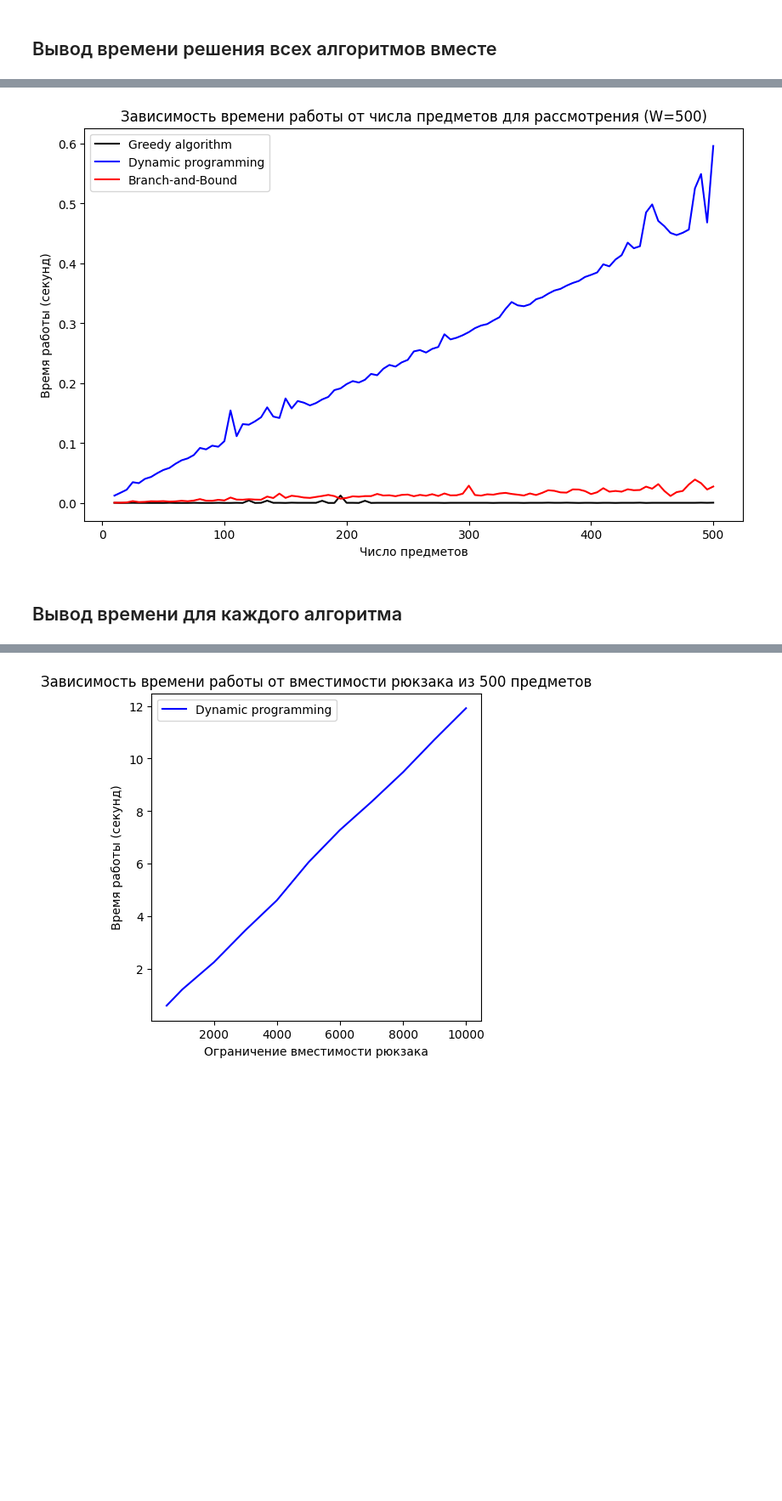
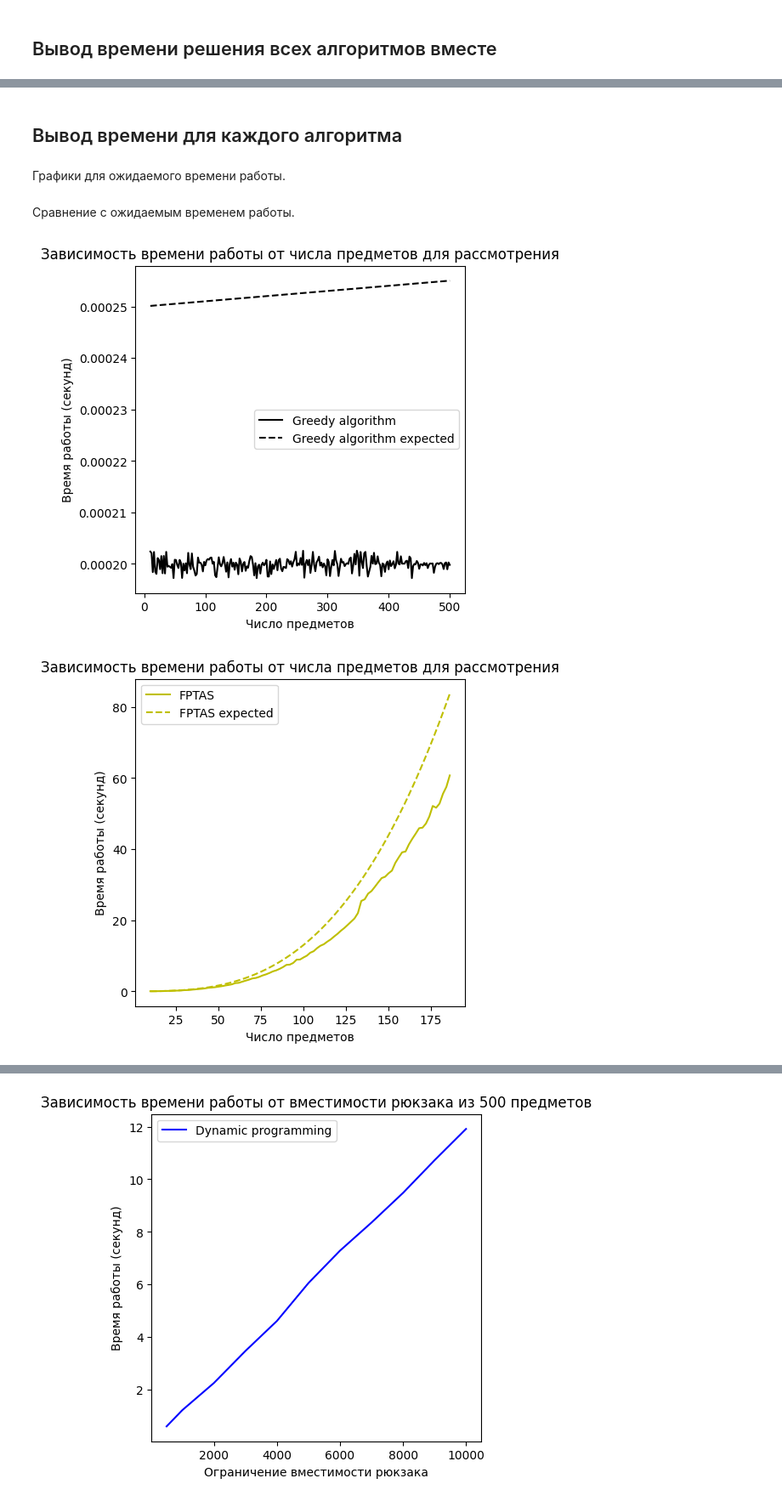
Before and after one commit to DenisKabanov/course_work_2024, a Jupyter notebook: task.ipynb, the cells around one changed output, grey strips where cells are left out. Shown at 85% size. Saved outputs shown, nothing was run; the diff lists cells and outputs as text; code cells hidden in the pictures; blank space fills up the shorter version.

```diff
--- a/task.ipynb
+++ b/task.ipynb
@@ -545,22 +737,44 @@ plt.show() # показ фигуры
-# %%
-plt.figure(figsize=(10,6)) # задание размера фигуры
-
-algs = ["Greedy algorithm", "Dynamic programming", "Branch-and-Bound"] # список названия алгоритмов для проверки
-w = W[0] # рассматриваемая вместимость рюкзака (500)
-for alg in algs: # идём по названиям рассматриваемых алгоритмов
-    average_times = [] # список под среднее время алгоритма
-    for n in N: # идём по числу предметов для рюкзака
-        if alg in average_time[n][w].keys(): # если алгоритм справился с рассматриваемыми данными
-            average_times.append(average_time[n][w][alg]) # добавляем среднее время при числе переменных n для алгоритма alg в общий список
-    # average_times = np.log10(average_times).tolist() # приводи время к логарифмической шкале
-    plt.plot(N[:len(average_times)], average_times, color=COLORS[alg], label=alg) # строим график
-
-plt.title(f"Зависимость времени работы от числа предметов для рассмотрения (W={w})") # название фигуры
-plt.xlabel("Число предметов") # подпись по оси x
-plt.ylabel("Время работы (секунд)") # подпись по оси y
-plt.legend() # отображение подписей графиков
-plt.show() # показ фигуры
-# %% [output]
-[figure, removed]
 # %% [markdown]
 ## Вывод времени для каждого алгоритма
+# %% [markdown]
+Графики для ожидаемого времени работы.
+# %%
+expected_time = {}
+w = W[0]
+
+algs = ["Greedy algorithm", "FPTAS", "Dynamic programming", "Branch-and-Bound", "Meet-in-the-middle", "Complete search"] # список названия алгоритмов для проверки
+for alg in algs:
+    if alg == "Greedy algorithm":
+        expected_time[alg] = [0.00000001*x + 0.00025 for x in N[:len(average_times[alg])]]
+    if alg == "FPTAS":
+        expected_time[alg] = [0.0000013*(x**3 / 0.1) for x in N[:len(average_times[alg])]]
+    if alg == "Dynamic programming":
+        expected_time[alg] = [0.000002*x*w + 0.05 for x in N[:len(average_times[alg])]]
+    if alg == "Branch-and-Bound":
+        expected_time[alg] = [0.0000001 * (2**x) for x in N[:len(average_times[alg])]]
+    if alg == "Meet-in-the-middle":
+        expected_time[alg] = [0.000005 * x * (2**(x/2)) for x in N[:len(average_times[alg])]]
+    if alg == "Complete search":
+        expected_time[alg] = [0.000015 * (2**x) for x in N[:len(average_times[alg])]]
+# %% [markdown]
+Сравнение с ожидаемым временем работы.
+# %%
+w = W[0] # рассматриваемая вместимость рюкзака (500)
+
+algs = ["Greedy algorithm", "FPTAS", "Dynamic programming", "Branch-and-Bound", "Meet-in-the-middle", "Complete search"] # список названия алгоритмов для построения графиков
+for alg in algs: # идём по названиям рассматриваемых алгоритмов
+    plt.figure(figsize=(5,5)) # задание размера фигуры
+
+    plt.plot(N[:len(average_times[alg])], average_times[alg], "-", color=COLORS[alg], label=alg) # строим график
+    plt.plot(N[:len(expected_time[alg])], expected_time[alg], "--", color=COLORS[alg], label=f"{alg} expected") # строим график
+    if alg == "Branch-and-Bound": # дополнительный график не оптимизированной версии
+        plt.plot(N[:len(average_times["Branch-and-Bound unopt"])], average_times["Branch-and-Bound unopt"], "-.", color=COLORS[alg], label="Branch-and-Bound unopt") # строим график
+
+    plt.title(f"Зависимость времени работы от числа предметов для рассмотрения") # название фигуры
+    plt.xlabel("Число предметов") # подпись по оси x
+    plt.ylabel("Время работы (секунд)") # подпись по оси y
+    plt.legend() # отображение подписей графиков
+    plt.show() # показ фигуры
+# %% [output]
+[figure, added]
+[figure, added]
```
Also changed, not shown: parts of 30 cells of this notebook, 9 other files.
